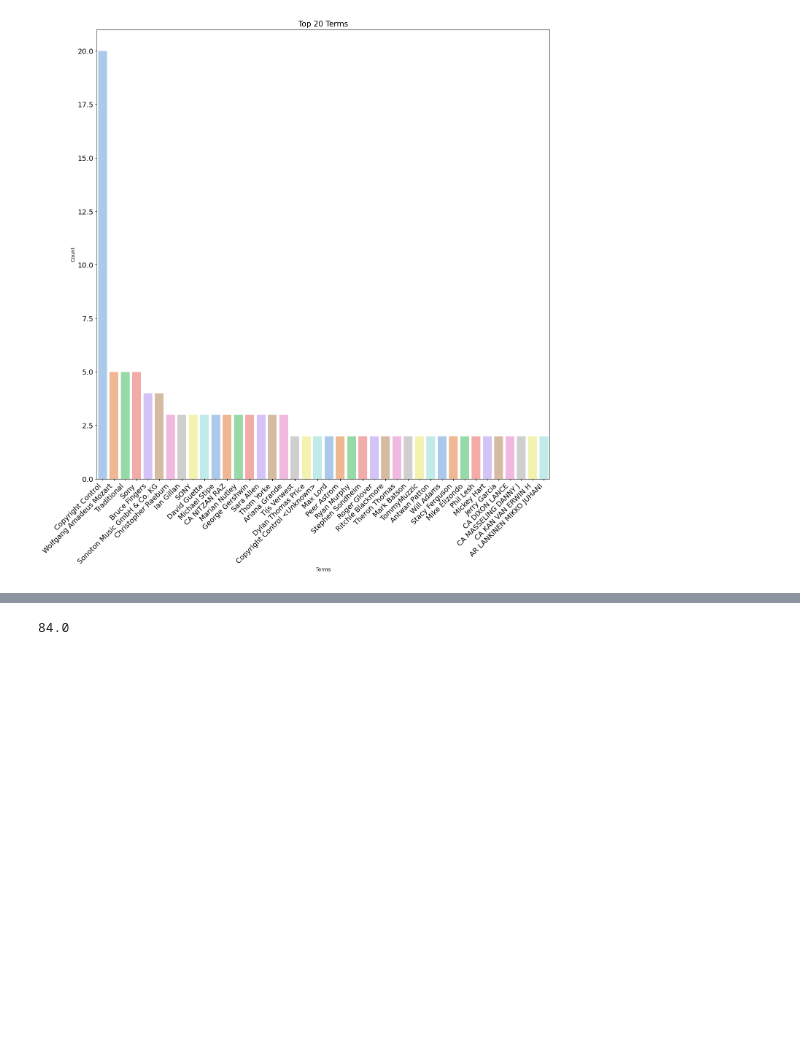
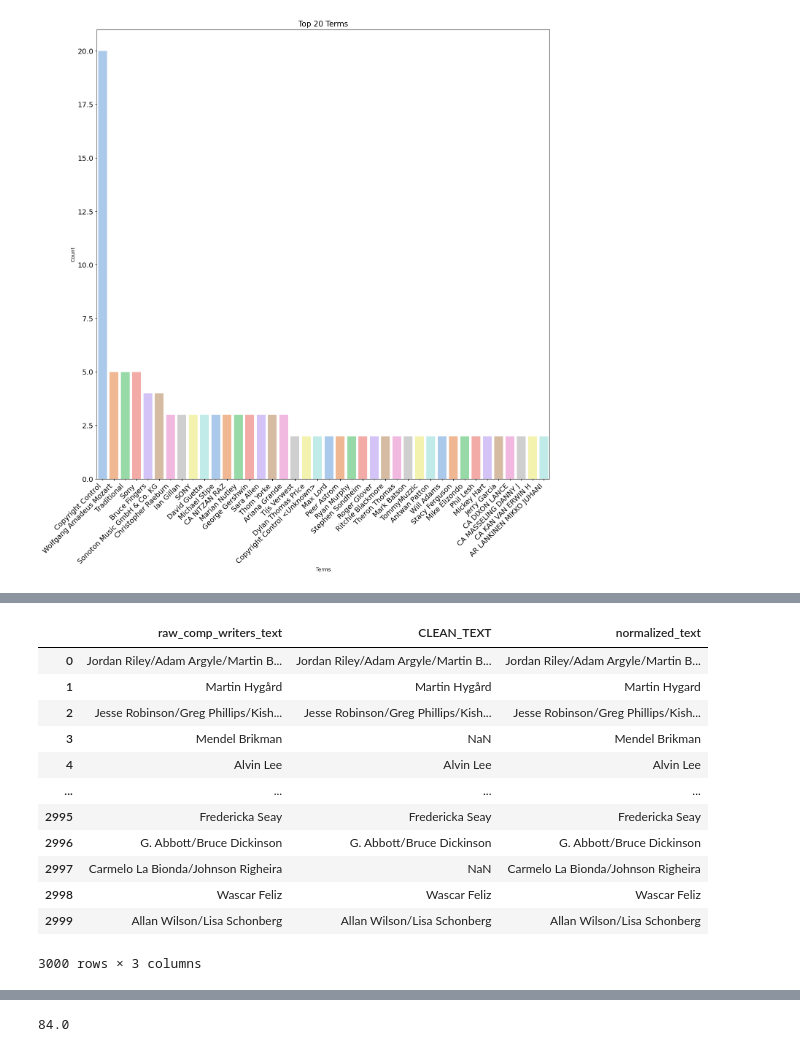
Before and after one commit to AggelosTh/Text-normalization, a Jupyter notebook: text_normalization.ipynb, the cells around one changed output, grey strips where cells are left out. Drawn from its saved outputs; the diff is of its cells as text; code cells hidden in the pictures; blank space fills up the shorter version.

```diff
--- a/text_normalization.ipynb
+++ b/text_normalization.ipynb
@@ -173,6 +160,9 @@ INPUT TEXT: Ihor Vitsinskyy
 df['normalized_text'] = normalized_texts
 # %%
 df.to_csv('output.csv', index=False)
+# %%
+# Read directly the output.csv
+df = pd.read_csv('output.csv')
 # %%
 df['normalized_text'] = df['normalized_text'].apply(remove_keywords)
 df['normalized_text'] = df['normalized_text'].apply(clean_text)
@@ -190,4 +180,20 @@ def levenshtein_distance(s1: str, s2: str) -> float:
         the levenshtein similarity score
     """
     return Levenshtein.distance(s1, s2)
+# %%
+df
+# %% [output]
+|  | raw_comp_writers_text | CLEAN_TEXT | normalized_text |
+| 0 | Jordan Riley/Adam Argyle/Martin B... | Jordan Riley/Adam Argyle/Martin B... | Jordan Riley/Adam Argyle/Martin B... |
+| 1 | Martin Hygård | Martin Hygård | Martin Hygard |
+| 2 | Jesse Robinson/Greg Phillips/Kish... | Jesse Robinson/Greg Phillips/Kish... | Jesse Robinson/Greg Phillips/Kish... |
+| 3 | Mendel Brikman | NaN | Mendel Brikman |
+| 4 | Alvin Lee | Alvin Lee | Alvin Lee |
+| ... | ... | ... | ... |
+| 2995 | Fredericka Seay | Fredericka Seay | Fredericka Seay |
+| 2996 | G. Abbott/Bruce Dickinson | G. Abbott/Bruce Dickinson | G. Abbott/Bruce Dickinson |
+| 2997 | Carmelo La Bionda/Johnson Righeira | NaN | Carmelo La Bionda/Johnson Righeira |
+| 2998 | Wascar Feliz | Wascar Feliz | Wascar Feliz |
+| 2999 | Allan Wilson/Lisa Schonberg | Allan Wilson/Lisa Schonberg | Allan Wilson/Lisa Schonberg |
+3000 rows × 3 columns
 # %%
```
Also changed, not shown: parts of 7 cells of this notebook.
